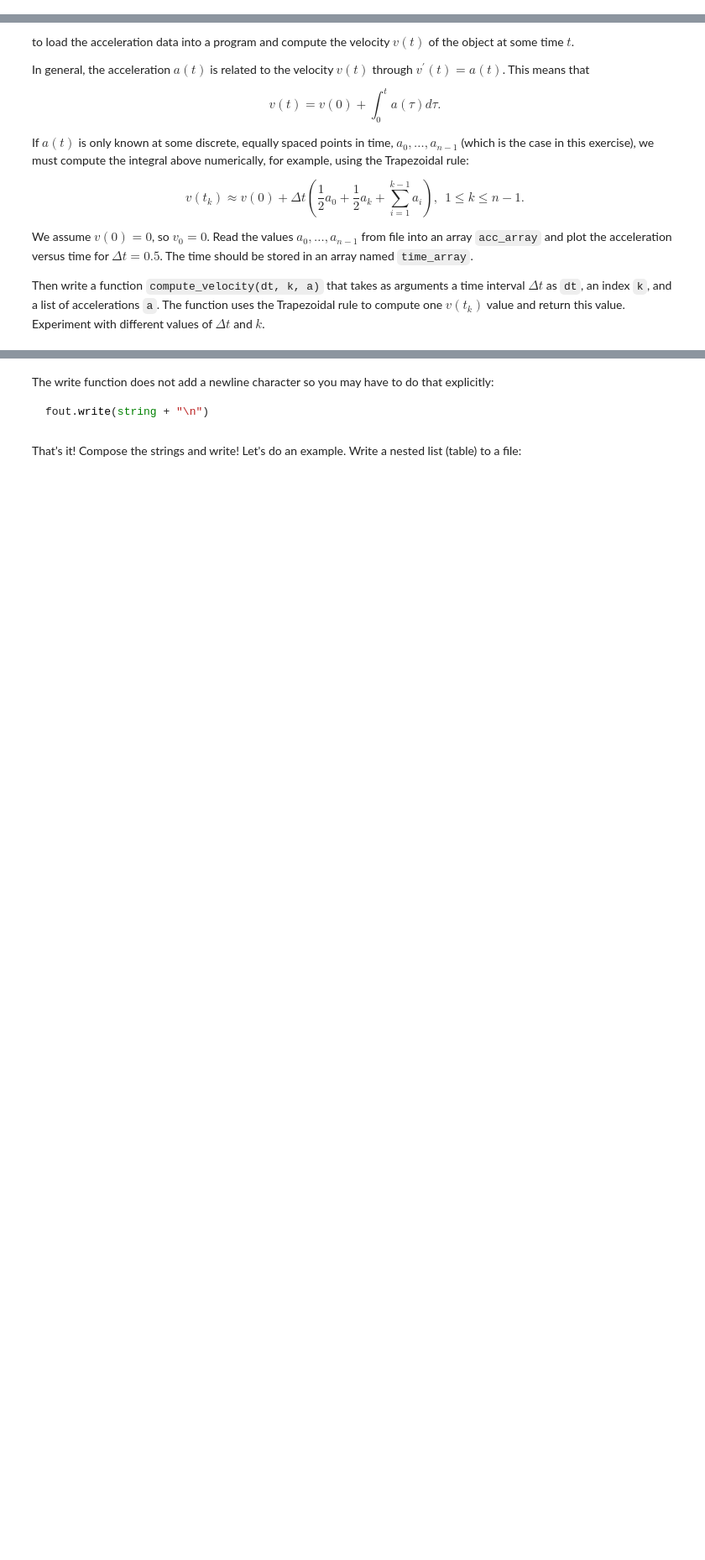
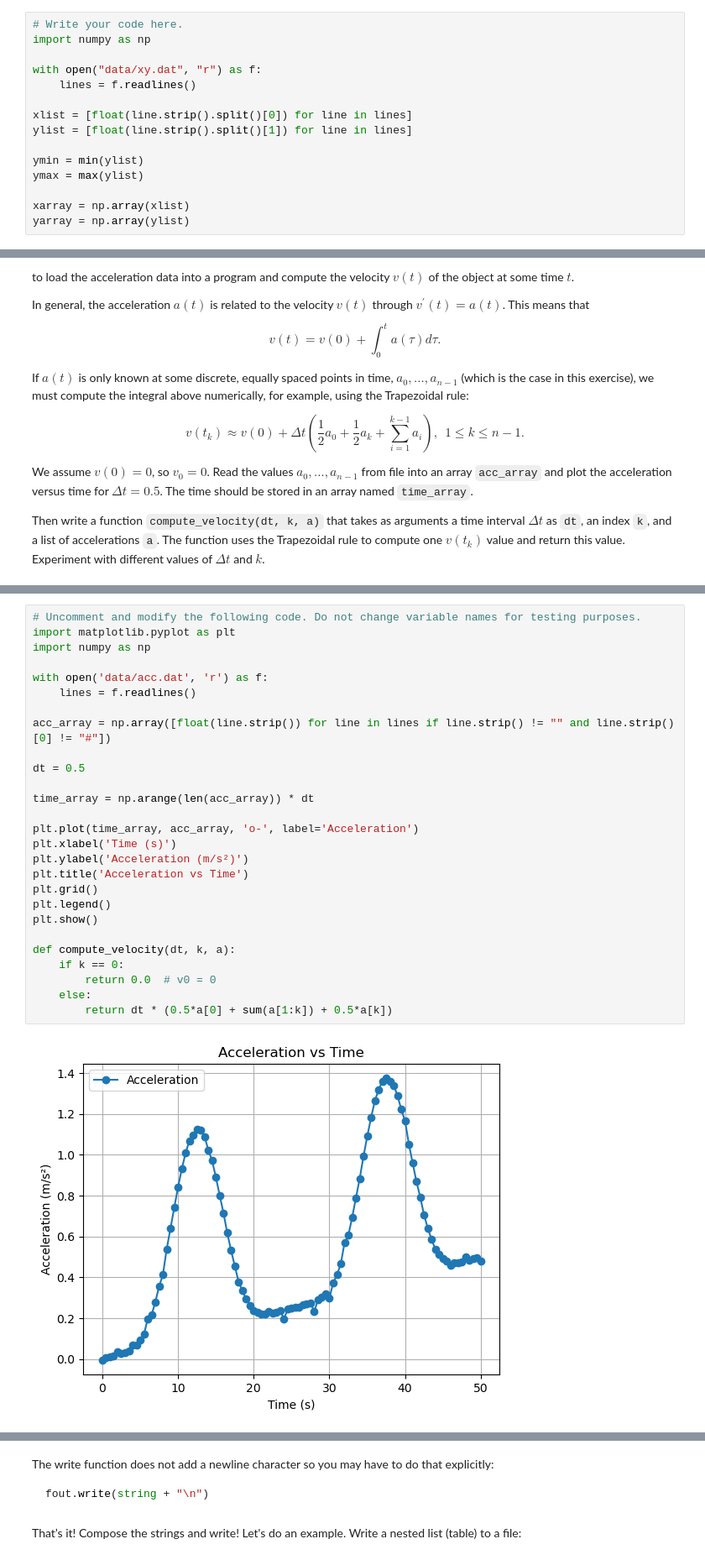
Before and after one commit to ese-ada-lovelace-2025/introduction-to-python-zzzz12389, a Jupyter notebook: lecture3/lecture3.ipynb, the cells around one changed output, grey strips where cells are left out. Shown at 84% size. Drawn from its saved outputs; the diff is of its cells as text; blank space fills up the shorter version.

```diff
--- a/lecture3/lecture3.ipynb
+++ b/lecture3/lecture3.ipynb
@@ -549,3 +678,18 @@ Make a program that reads the first column into a list `xlist` and the second co
+# %%
+# Write your code here.
+import numpy as np
+
+with open("data/xy.dat", "r") as f:
+    lines = f.readlines()
+
+xlist = [float(line.strip().split()[0]) for line in lines]
+ylist = [float(line.strip().split()[1]) for line in lines]
+
+ymin = min(ylist)
+ymax = max(ylist)
+
+xarray = np.array(xlist)
+yarray = np.array(ylist)
 # %%
 with pybryt.check(pybryt_reference(3, 7)):
     xlist, ylist, xarray, yarray, ymin, ymax
@@ -655,3 +804,32 @@ Then write a function `compute_velocity(dt, k, a)` that takes as arguments a tim
+# %%
+# Uncomment and modify the following code. Do not change variable names for testing purposes.
+import matplotlib.pyplot as plt
+import numpy as np
+
+with open('data/acc.dat', 'r') as f:
+    lines = f.readlines()
+
+acc_array = np.array([float(line.strip()) for line in lines if line.strip() != "" and line.strip()[0] != "#"])
+
+dt = 0.5
+
+time_array = np.arange(len(acc_array)) * dt
+
+plt.plot(time_array, acc_array, 'o-', label='Acceleration')
+plt.xlabel('Time (s)')
+plt.ylabel('Acceleration (m/s²)')
+plt.title('Acceleration vs Time')
+plt.grid()
+plt.legend()
+plt.show()
+
+def compute_velocity(dt, k, a):
+    if k == 0:
+        return 0.0  # v0 = 0
+    else:
+        return dt * (0.5*a[0] + sum(a[1:k]) + 0.5*a[k])
+# %% [output]
+[figure, added]
 # %%
 with pybryt.check(pybryt_reference(3, 9)):
     compute_velocity(1, 2, [5, 10, 12, 15, 16]), acc_array, time_array
```
Also changed, not shown: parts of 27 cells of this notebook.
